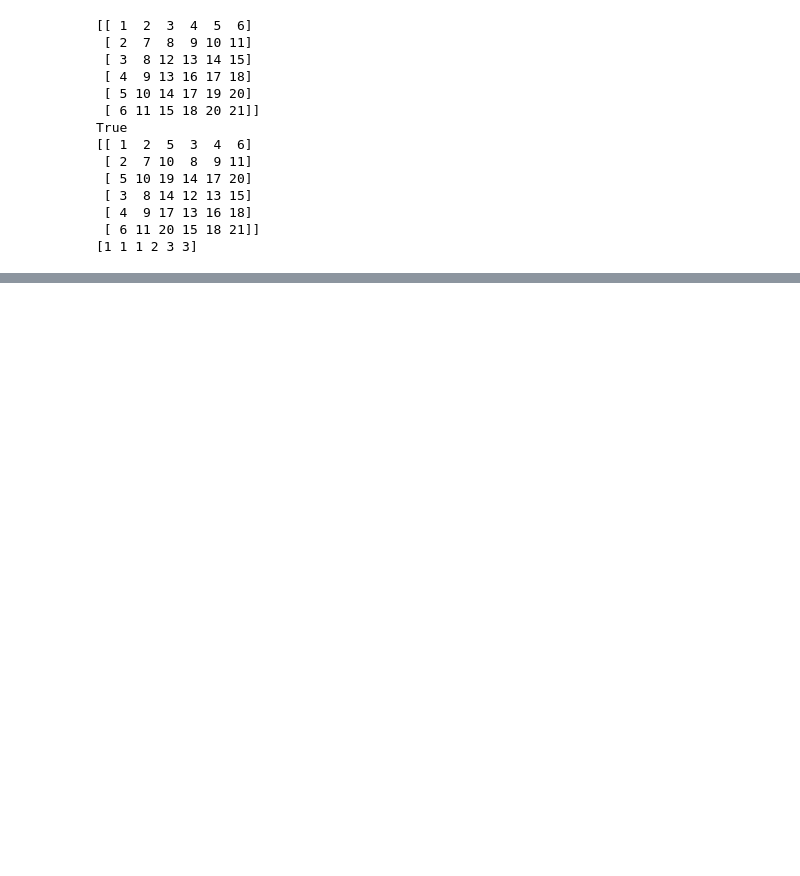
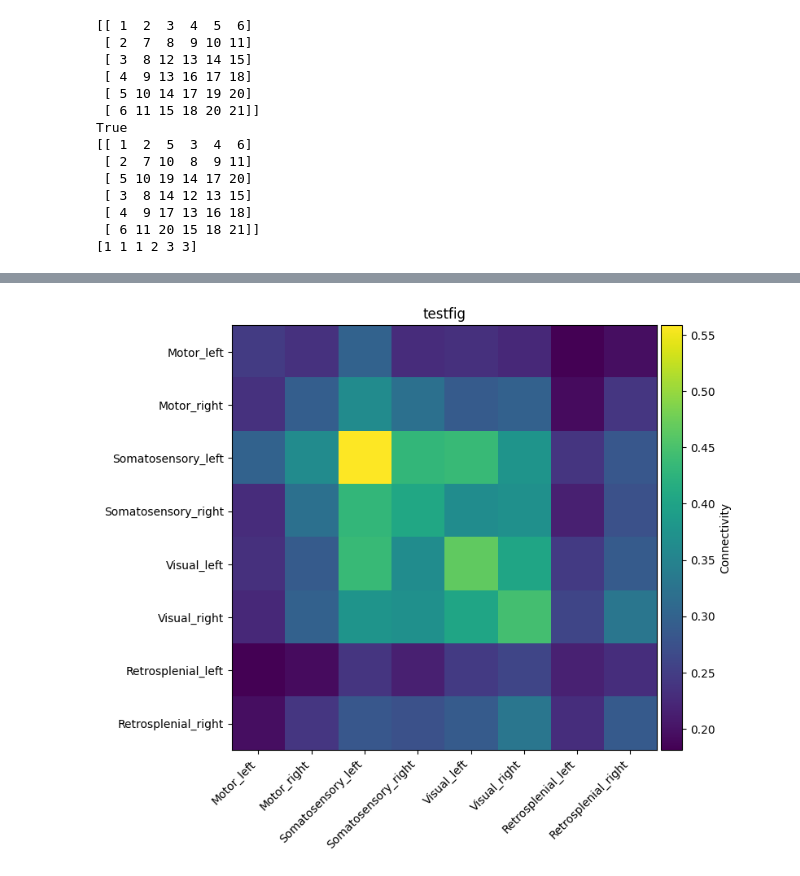
Before and after one commit to Jordan-Charest/MICHElab_GUI, a Jupyter notebook: data_procedure/analyze_results/indices_selection_tests/FC_preview.ipynb, the cells around one changed output, grey strips where cells are left out. Cells and saved outputs as stored; diff of their text form; code cells hidden in the pictures; blank space fills up the shorter version.

```diff
--- a/data_procedure/analyze_results/indices_selection_tests/FC_preview.ipynb
+++ b/data_procedure/analyze_results/indices_selection_tests/FC_preview.ipynb
@@ -349,16 +361,18 @@ def plot_fc_from_data(flat_fc, signal_filename, params=None):
 # %%
 dfc_filename =  f"D:/mouse_data/M365-6_v2_mvmt_GCaMP_dfc.h5"
 signal_filename = f"D:/mouse_data/M365-6_v2_mvmt.h5"
 dfc, _ = get_data_from_dataset(dfc_filename, "whole/dfc")
 n_elems = dfc.shape[1]
 
 flat_FC = np.nanmean(dfc, axis=0)
 
 del dfc
 
 p = {"binning": (10, 10),
      "title": "testfig",
-     "triangle": "lower",
+     "triangle": "full",
      "block_average": True}
 
 fig = plot_fc_from_data(flat_FC, signal_filename, params=p)
+# %% [output]
+[figure, added]
```
Also changed, not shown: parts of 3 cells of this notebook, 27 other files.
